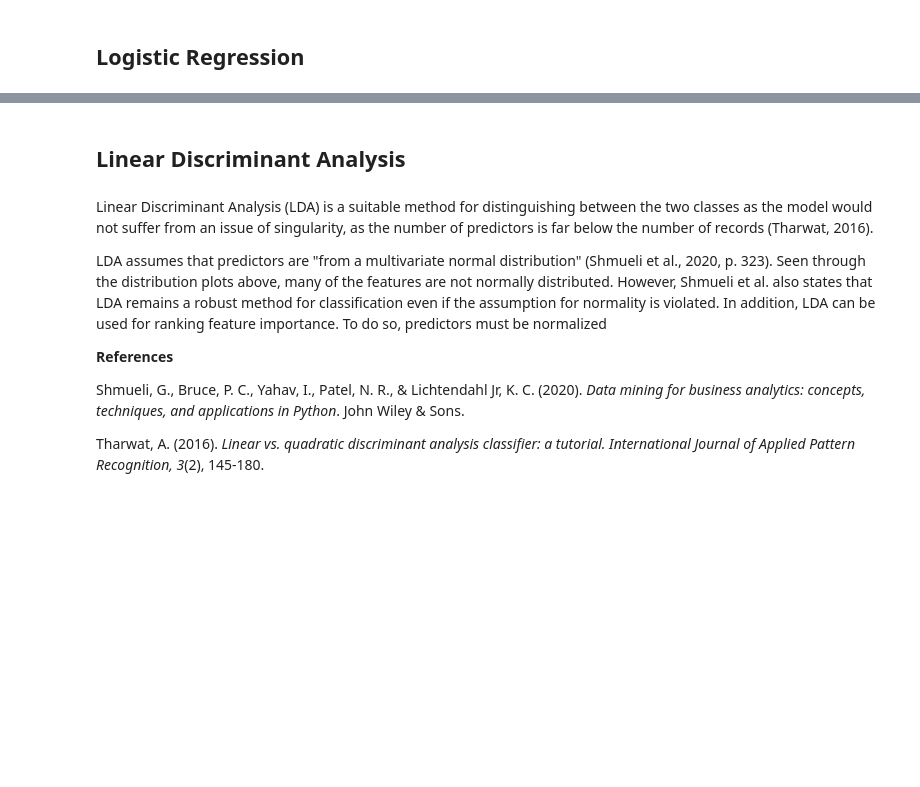
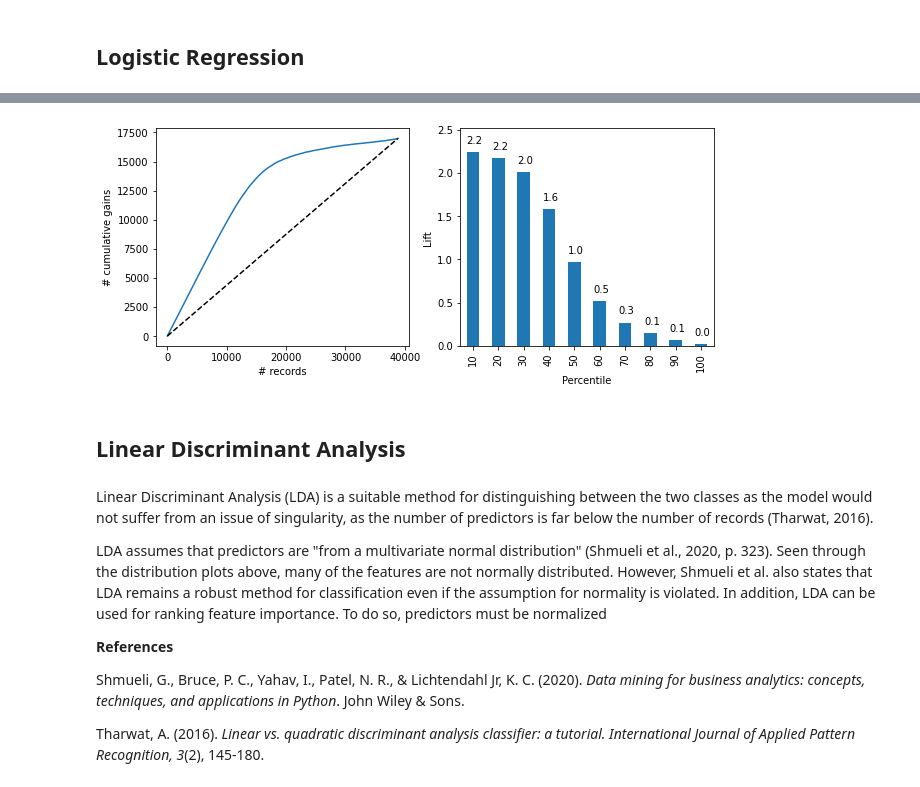
Before and after one commit to nlee98/ADS-505-Business-Analytics, a Jupyter notebook: ADS_505_Final_Project_NL.ipynb, the cells around one changed output, grey strips where cells are left out. Saved outputs shown, nothing was run; the diff lists cells and outputs as text; code cells hidden in the pictures; blank space fills up the shorter version.

```diff
--- a/ADS_505_Final_Project_NL.ipynb
+++ b/ADS_505_Final_Project_NL.ipynb
@@ -801,2 +909,11 @@ x_test_scaled = stand_scale.transform(x_test)
 # %% [markdown]
 ## Logistic Regression ##
+# %%
+logit_reg = LogisticRegression(penalty = "l2", C = 1e42, solver = 'liblinear')
+logit_reg.fit(x_train, y_train)
+
+print("Intercept:", logit_reg.intercept_[0])
+print(pd.DataFrame({'Coeff': logit_reg.coef_[0]}, index = x_data.columns).transpose())
+print("Logistic Regression AIC: ",
+      AIC_score(y_test, logit_reg.predict(x_test),
+                df = len(x_train.columns) + 1))
@@ -803,3 +957,18 @@ x_test_scaled = stand_scale.transform(x_test)
+# %%
+logit_reg_pred = logit_reg.predict(x_test)
+logit_reg_proba = logit_reg.predict_proba(x_test)
+logit_result = pd.DataFrame({'actual': y_test,
+                             'p(0)': [p[0] for p in logit_reg_proba],
+                             'p(1)': [p[1] for p in logit_reg_proba],
+                             'predicted': logit_reg_pred })
+
+df = logit_result.sort_values(by = ['p(1)'], ascending = False)
+fig, axes = plt.subplots(nrows = 1, ncols = 2, figsize = (10, 4))
+gainsChart(df.actual, ax = axes[0])
+liftChart(df['p(1)'], title = False, ax = axes[1])
+plt.show()
+# %% [output]
+[figure, added]
 # %% [markdown]
 ## Linear Discriminant Analysis ##
 # %% [markdown]
```
Also changed, not shown: parts of 12 cells of this notebook.
